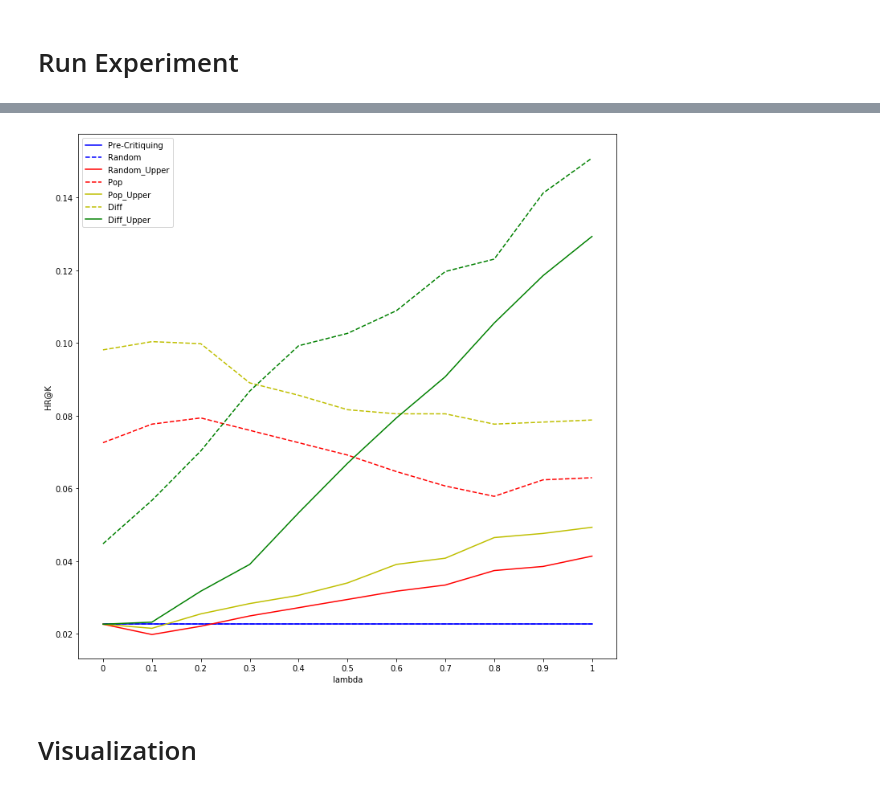
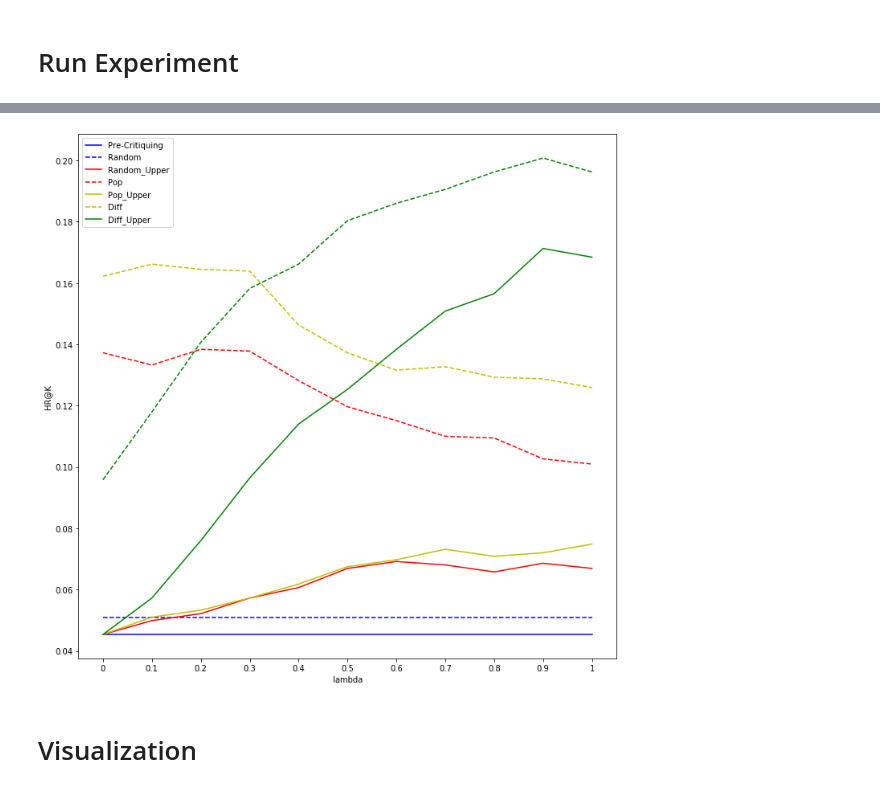
Before and after one commit to litosly/thesis, a Jupyter notebook: Critiques Draft/Single Step Critiquing Experiment.ipynb, the cells around one changed output, grey strips where cells are left out. Saved outputs shown, nothing was run; the diff lists cells and outputs as text; code cells hidden in the pictures.

Commit message:
tried different objectives for single step

```diff
--- a/Critiques Draft/Single Step Critiquing Experiment.ipynb
+++ b/Critiques Draft/Single Step Critiquing Experiment.ipynb
@@ -1389,7 +1391,7 @@ def single_step_critiquing_experiment(user = 2,
 # %% [markdown]
 # Run Experiment
 # %%
-single_step_with_avg_path = "../tables/critiquing/plrec/"
+single_step_with_avg_path = "../tables/critiquing/plrec_with_obj/"
 # %%
 # KNN
 
@@ -1599,9 +1580,9 @@ cur_iter  0
 # %%
 df = pd.read_csv(single_step_with_avg_path+"25user.csv")
 # %%
-plot_lambda_vs_performance(df, k = 15, show = True, savefig = False)
+plot_lambda_vs_performance(df, k = 30, show = True, savefig = False)
 # %% [output]
-[figure, old version]
+[figure, new version]
 # %% [markdown]
 # Visualization
 # %% [markdown]
```
Also changed, not shown: parts of 45 cells of this notebook, 3 other files.
